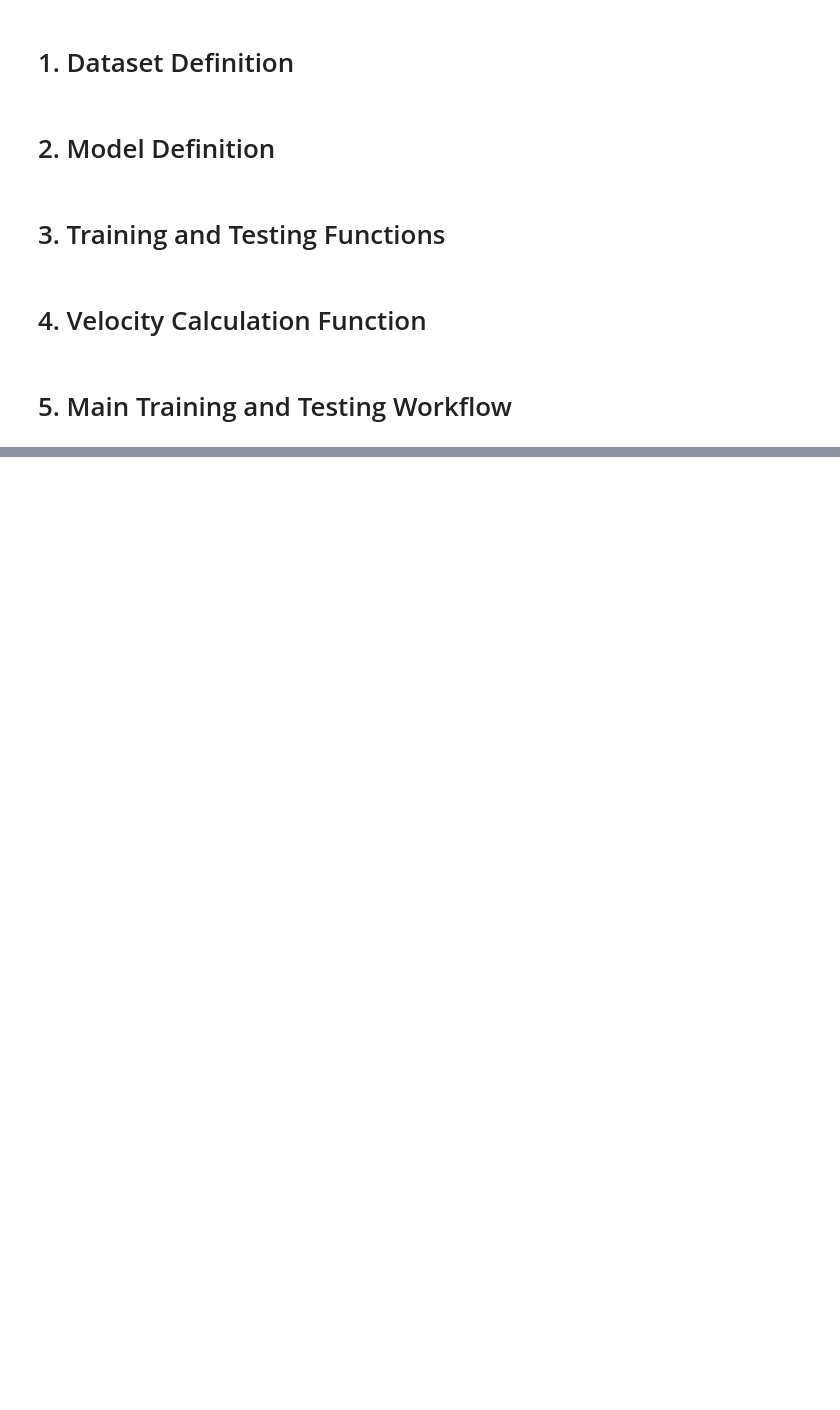
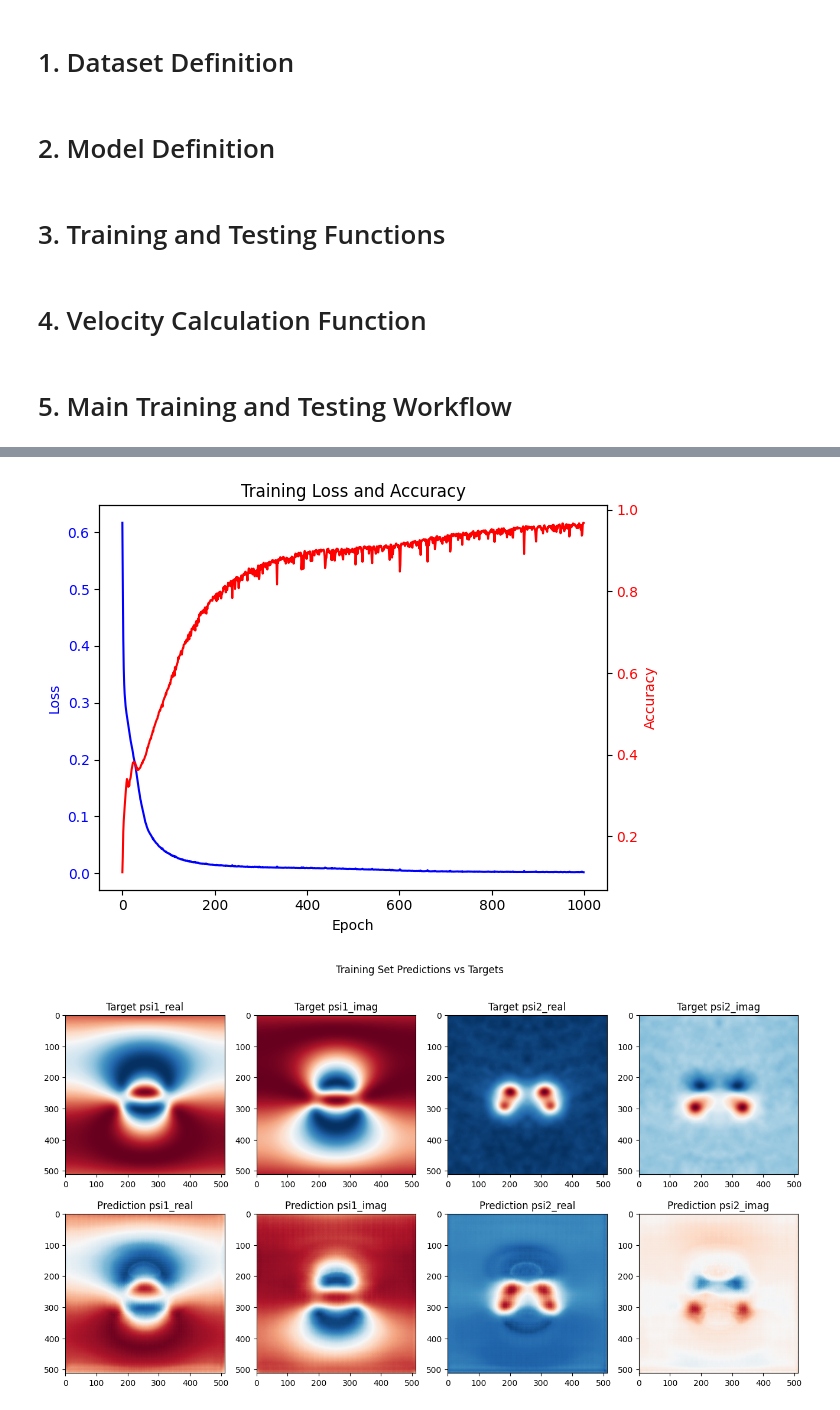
Before and after one commit to jackyvava/SR_waveFunction, a Jupyter notebook: code_11_14.ipynb, the cells around one changed output, grey strips where cells are left out. Drawn from its saved outputs; the diff is of its cells as text; code cells hidden in the pictures; blank space fills up the shorter version.

```diff
--- a/code_11_14.ipynb
+++ b/code_11_14.ipynb
@@ -98,5 +108,2 @@ class ModelA_ResNet(nn.Module):
 # %% [markdown]
 # 3. Training and Testing Functions
-# %%
-def calculate_accuracy(output, target, threshold=0.1):
-    return (torch.abs(output - target) < threshold).float().mean().item()
@@ -112,7 +134,21 @@ def train_model(model, dataloader, criterion, num_epochs=100, threshold=0.1, sav
         for i, (imgs, targets) in enumerate(dataloader):
             imgs, targets = imgs.to(device), targets.to(device)
             outputs = model(imgs)
-            loss = criterion(outputs, targets)
+
+            loss_part1 = criterion(outputs[:, 0, :, :], targets[:, 0, :, :])
+            loss_part2 = criterion(outputs[:, 1, :, :], targets[:, 1, :, :])
+            loss_part3 = criterion(outputs[:, 2, :, :], targets[:, 2, :, :])
+            loss_part4 = criterion(outputs[:, 3, :, :], targets[:, 3, :, :])
+
+            # plt.subplot(1, 2, 1)
+            # plt.imshow(outputs[0, 2, :, :].detach().cpu().numpy())
+            # plt.subplot(1, 2, 2)
+            # plt.imshow(targets[0, 2, :, :].detach().cpu().numpy())
+            # plt.show()
+
+            loss = 0.25 * loss_part1 + 0.25 * loss_part2 + 0.25 * loss_part3 + 0.25 * loss_part4
+
+            # loss = criterion(outputs, targets)
             accuracy = calculate_accuracy(outputs, targets, threshold=threshold)
 
             optimizer.zero_grad()
@@ -178,6 +257,8 @@ def calculate_velocity(psi_real, psi_imag):
 # 5. Main Training and Testing Workflow
 # %%
 if __name__ == "__main__":
+
+
     # Directories
     train_input_dir = 'D:/zjPhD/Programzj/psitouTest/GLT_Noise_Net/data/modelA/train/input'
     train_target_dir = 'D:/zjPhD/Programzj/psitouTest/GLT_Noise_Net/data/modelA/train/target'
@@ -189,27 +270,32 @@ if __name__ == "__main__":
     train_dataloader = DataLoader(train_dataset, batch_size=1, shuffle=True)
 
     test_dataset = FluidDataset(test_input_dir, test_target_dir)
-    test_dataloader = DataLoader(test_dataset, batch_size=1, shuffle=False)
+    test_dataloader = DataLoader(test_dataset, batch_size=1, shuffle=True)
 
     # Initialize model, loss, and optimizer
     model = ModelA_ResNet().to(device)
     criterion = nn.MSELoss()
 
     # Train the model
-    train_model(model, train_dataloader, criterion, num_epochs=500, threshold=0.1)
+    train_model(model, train_dataloader, criterion, num_epochs=1000, threshold=0.1)
 
     # Save trained model
     torch.save(model.state_dict(), 'modelA_trained.pth')
 
-    # Test the model
+
     model.load_state_dict(torch.load('modelA_trained.pth'))
-    test_loss, test_accuracy = test_model(model, test_dataloader, criterion, threshold=0.1)
+    train_loss, train_accuracy = evaluate_model(model, train_dataloader, criterion, threshold=0.1, dataset_name="Train")
 
-    # Visualization of loss and accuracy
+    # Evaluate on test set
+    test_loss, test_accuracy = evaluate_model(model, test_dataloader, criterion, threshold=0.1, dataset_name="Test")
+
+    # Visualization of loss and accuracy for both train and test
     epoch_losses = np.load('epoch_losses.npy')
     epoch_accuracies = np.load('epoch_accuracies.npy')
-    predictions = np.load('predictions.npy')
-    targets = np.load('targets.npy')
+    train_predictions = np.load('train_predictions.npy')
+    train_targets = np.load('train_targets.npy')
+    test_predictions = np.load('test_predictions.npy')
+    test_targets = np.load('test_targets.npy')
 
     # Plotting training loss and accuracy
     fig, ax1 = plt.subplots()
@@ -227,17 +313,34 @@ if __name__ == "__main__":
     fig.tight_layout()
     plt.show()
 
-    # Display sample prediction vs target
+    # Display sample predictions vs targets for training set
     fig, axes = plt.subplots(2, 4, figsize=(16, 8))
     titles = ['psi1_real', 'psi1_imag', 'psi2_real', 'psi2_imag']
+    fig.suptitle("Training Set Predictions vs Targets")
 
     for i in range(4):
-        # Target data
-        axes[0, i].imshow(targets[0, i], cmap='RdBu_r')
+        # Training Target data
+        axes[0, i].imshow(train_targets[0, i], cmap='RdBu_r')
         axes[0, i].set_title(f"Target {titles[i]}")
 
-        # Prediction data
-        axes[1, i].imshow(predictions[0, i], cmap='RdBu_r')
+        # Training Prediction data
+        axes[1, i].imshow(train_predictions[0, i], cmap='RdBu_r')
         axes[1, i].set_title(f"Prediction {titles[i]}")
 
     plt.show()
+
+    # Display sample predictions vs targets for test set
+    fig, axes = plt.subplots(2, 4, figsize=(16, 8))
+    fig.suptitle("Test Set Predictions vs Targets")
+
+    for i in range(4):
+        # Test Target data
+        axes[0, i].imshow(test_targets[0, i], cmap='RdBu_r')
+        axes[0, i].set_title(f"Target {titles[i]}")
+
+        # Test Prediction data
+        axes[1, i].imshow(test_predictions[0, i], cmap='RdBu_r')
+        axes[1, i].set_title(f"Prediction {titles[i]}")
+
+    plt.show()
+# %% [output]
@@ -243,0 +364,2 @@ if __name__ == "__main__":
+[figure, added]
+[figure, added]
```
Also changed, not shown: parts of 5 cells of this notebook, 1 other file.
